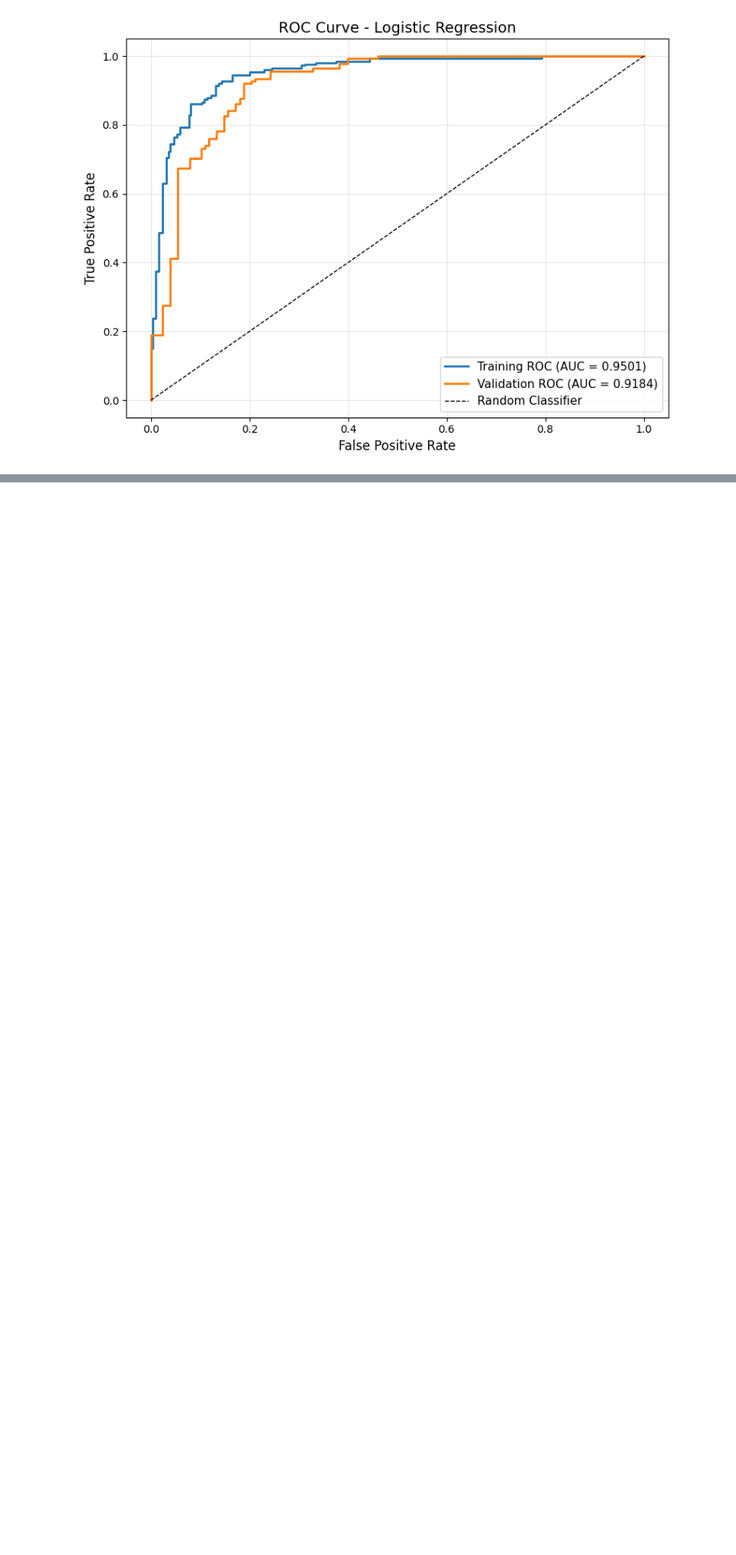
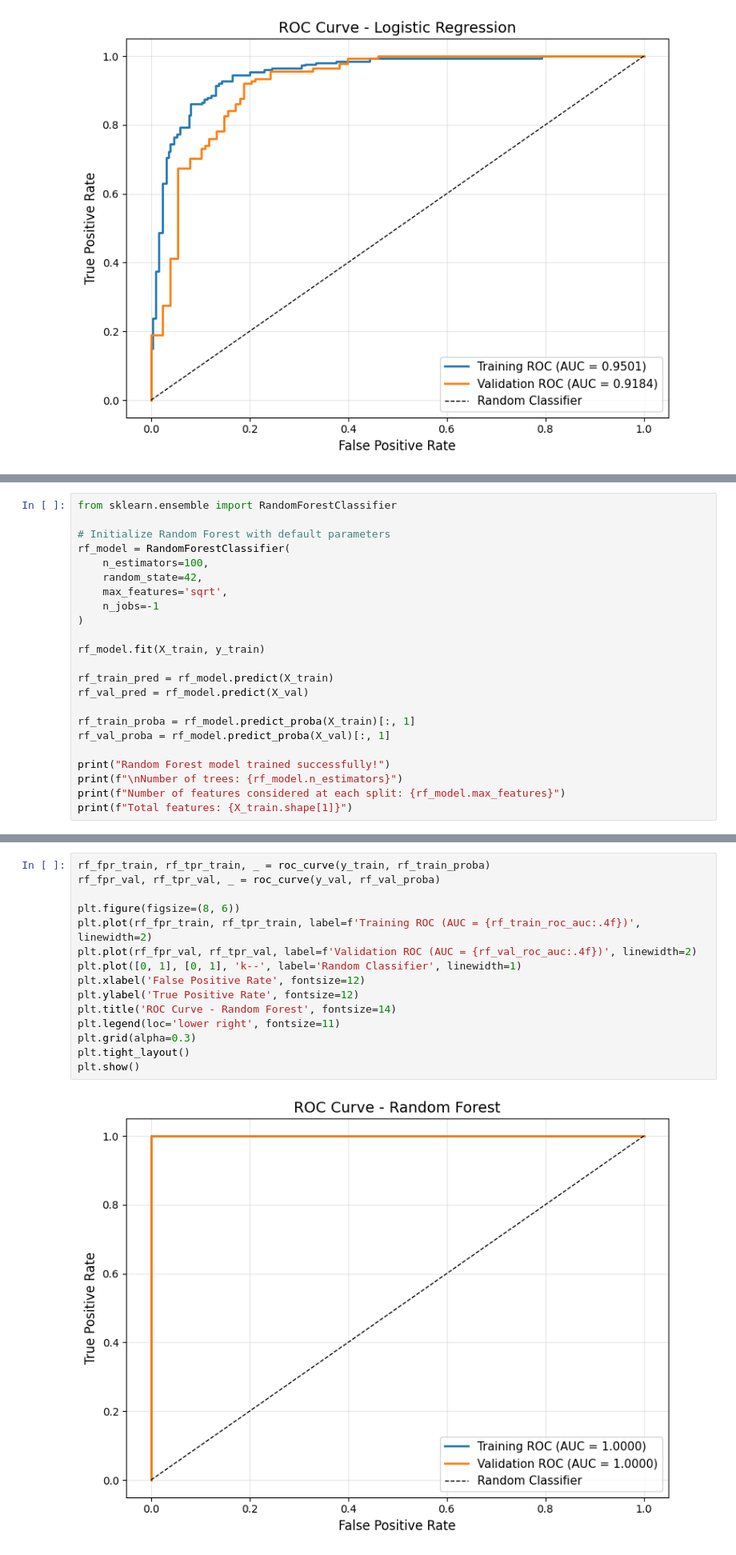
Before and after one commit to kamiljkon/cs1090fp, a Jupyter notebook: fp.ipynb, the cells around one changed output, grey strips where cells are left out. Shown at 80% size. Cells and saved outputs as stored; diff of their text form; blank space fills up the shorter version.

```diff
--- a/fp.ipynb
+++ b/fp.ipynb
@@ -416,0 +496,23 @@ plt.show()
+# %%
+from sklearn.ensemble import RandomForestClassifier
+
+# Initialize Random Forest with default parameters
+rf_model = RandomForestClassifier(
+    n_estimators=100,
+    random_state=42,
+    max_features='sqrt',
+    n_jobs=-1
+)
+
+rf_model.fit(X_train, y_train)
+
+rf_train_pred = rf_model.predict(X_train)
+rf_val_pred = rf_model.predict(X_val)
+
+rf_train_proba = rf_model.predict_proba(X_train)[:, 1]
+rf_val_proba = rf_model.predict_proba(X_val)[:, 1]
+
+print("Random Forest model trained successfully!")
+print(f"\nNumber of trees: {rf_model.n_estimators}")
+print(f"Number of features considered at each split: {rf_model.max_features}")
+print(f"Total features: {X_train.shape[1]}")
@@ -416,0 +600,17 @@ plt.show()
+# %%
+rf_fpr_train, rf_tpr_train, _ = roc_curve(y_train, rf_train_proba)
+rf_fpr_val, rf_tpr_val, _ = roc_curve(y_val, rf_val_proba)
+
+plt.figure(figsize=(8, 6))
+plt.plot(rf_fpr_train, rf_tpr_train, label=f'Training ROC (AUC = {rf_train_roc_auc:.4f})', linewidth=2)
+plt.plot(rf_fpr_val, rf_tpr_val, label=f'Validation ROC (AUC = {rf_val_roc_auc:.4f})', linewidth=2)
+plt.plot([0, 1], [0, 1], 'k--', label='Random Classifier', linewidth=1)
+plt.xlabel('False Positive Rate', fontsize=12)
+plt.ylabel('True Positive Rate', fontsize=12)
+plt.title('ROC Curve - Random Forest', fontsize=14)
+plt.legend(loc='lower right', fontsize=11)
+plt.grid(alpha=0.3)
+plt.tight_layout()
+plt.show()
+# %% [output]
+[figure, added]
```
Also changed, not shown: parts of 19 cells of this notebook.
